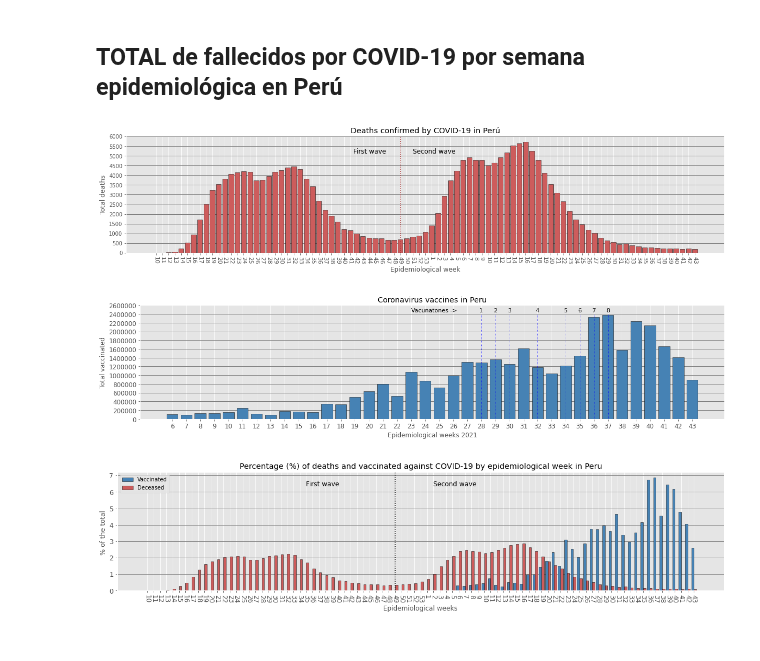
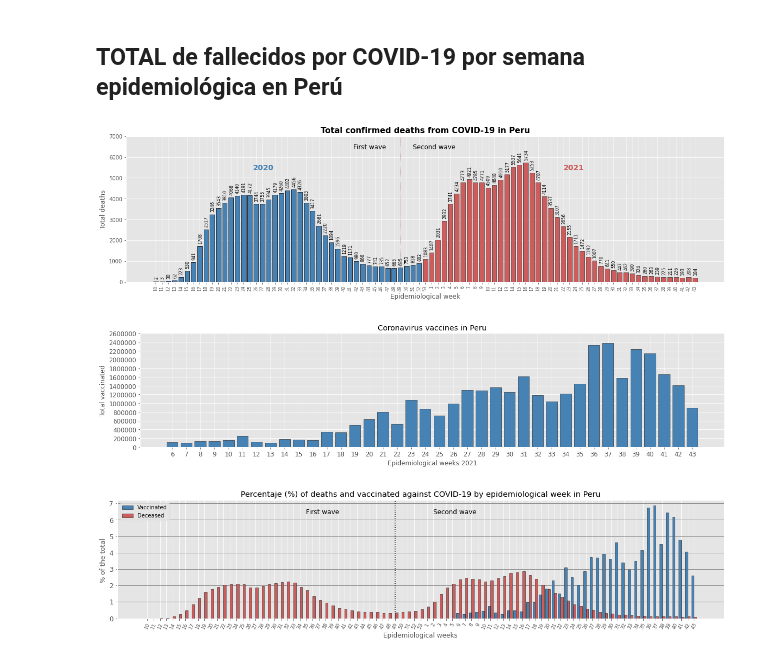
Before and after one commit to xxotto/covid19-Peru, a Jupyter notebook: 3_graphs.ipynb, the cells around one changed output. Drawn from its saved outputs; the diff is of its cells as text; code cells hidden in the pictures.

```diff
--- a/3_graphs.ipynb
+++ b/3_graphs.ipynb
@@ -7,11 +7,13 @@ Existen 2 archivos csv que van a ser graficados.
 import pandas as pd
 import numpy as np
 import matplotlib.pyplot as plt
-from matplotlib.pyplot import figure
-from matplotlib import style
+
 
 # Summary 1
 epi_df = pd.read_csv("Data/epi_weeks.csv")
+
+# Add cumulative of deceased
+epi_df['deceased_cum'] = epi_df['deceased'].cumsum()
 
 # Add a new col of percentages of each row from any variable
 def colPercent(dataset, new_name, col_name):
@@ -29,12 +31,12 @@ print("Total deceased: " + str(sum(epi_df["deceased"])))
 print("Total vaccinated: " + str(sum(epi_df["vaccinated"])) + "\n")
 
 # Summary 2
-dep_df = pd.read_csv("Data/TOTAL_fallecidosXciudades.csv")
+dep_df = pd.read_csv("Data/fallecidos_departamentos_semanasEpi.csv")
 
 print("Total deceased in Perú departments:")
 print(dep_df.head())
 
 # Summary 3
-fal_dep_df = pd.read_csv("Data/fallecidosXciudadesXsemanasEpi.csv")
+vnd_xdep = pd.read_csv("Data/vac_fal_x_departamento.csv")
 # %% [output]
 Epidemiological week data in Perú (deceased and vaccinated):
@@ -59,31 +61,56 @@ Total deceased in Perú departments:
 # %%
 # Barplot of TOTAL DECEASED
 def barplot_dec(df):
 
     # Create a figure
-    plt.figure(figsize=(20, 4))
+    plt.figure(figsize=(20, 5))
 
     # Using the style for the plot
     plt.style.use('ggplot')
 
-    y_position = np.arange(len(df["epi_week"]))
-    plt.bar(y_position, df["deceased"], color="indianred", edgecolor="black")  # Create bars
-    plt.xticks(y_position, df["epi_week"], rotation = -90)  # Create names on the x-axis
-    plt.yticks(np.arange(0, 6500, 500))  # Range on y axis
-    plt.title("Deaths confirmed by COVID-19 in Perú")
-    plt.xlabel("Epidemiological week")
-    plt.ylabel("Total deaths")
-    plt.tick_params(axis="x", labelsize=11)
-    plt.axvline(x=39, color="brown", linestyle=":", linewidth=1.5)  # In week 49 start the new wave (01/12/2020)
-    plt.text(31.5, 5125, r"First wave", fontsize=12)
-    plt.text(41, 5125, r"Second wave", fontsize=12)
-    plt.grid(True, axis="y", color="grey", linewidth="1", linestyle="-")  # Configure grid
+    width = 0.75
+    x = np.arange(len(df["epi_week"]))
+    a = plt.bar(x, df["deceased"], width, color="indianred", edgecolor="black", zorder=2)  # Create bars
+    plt.bar(np.arange(0,43), df["deceased"].iloc[0:43], width, color="steelblue", edgecolor="black", zorder=3)
+
+    plt.xticks(x, df["epi_week"], rotation = 90)  # Create names on the x-axis
+    plt.yticks(np.arange(0, 7500, 1000))  # Range on y axis
+
+    plt.title("Total confirmed deaths from COVID-19 in Peru", fontsize=15, weight="bold")
+    plt.xlabel("Epidemiological week", fontsize=12)
+    plt.ylabel("Total deaths", fontsize = 12)
+    plt.tick_params(axis="x", labelsize = 8)
+
+    def autolabel(rects):
+        for rect in rects:
+            height = rect.get_height()
+            plt.text(rect.get_x() + rect.get_width()/2 +.09, 115 + height,
+                    '%d' % int(height), ha='center', va='bottom',
+                    rotation = 90, fontsize=8)
+    autolabel(a)
+
+    plt.text(15.5, 5375, r"2020", fontsize=14, color = "steelblue", weight="bold")
+    plt.text(65, 5375, r"2021", fontsize=14, color="indianred", weight="bold")
+
+    plt.text(31.5, 6375, r"First wave", fontsize=12)
+    plt.text(41, 6375, r"Second wave", fontsize=12)
+
+    # In week 49 start the new wave (01/12/2020)
+    plt.axvline(x=39, color="brown", linestyle=":", linewidth=.75, zorder=1)
+
+    """ ax2 = plt.twinx()
+    ax2.plot(x, epi_df['deceased_cum'], color='black', linestyle="-", linewidth=.75)
+    ax2.set_ylim(0,210000,15000)
+    ax2.set_ylabel('Cumulative confirmed COVID-19 deaths') """
+
+    plt.grid(True, axis= "x", linewidth=.5, linestyle="-")  # Configure grid
     plt.rcParams["axes.axisbelow"] = True
+
     plt.show()
 
 barplot_dec(epi_df)
 # %% [output]
-[figure, old version]
+[figure, new version]
 # %%
 # Barplot of TOTAL VACCINATED
 def barplot_vac(df):
@@ -108,9 +135,9 @@ def barplot_vac(df):
     plt.xlabel("Epidemiological weeks 2021")
     plt.ylabel("Total vaccinated")
 
-    plt.grid(True, axis="y", color="grey", linewidth="1", linestyle="-")  # Configure grid
+    plt.grid(True, axis= "x", linewidth=.5, linestyle="-")  # Configure grid
     plt.rcParams["axes.axisbelow"] = True
-
+    """
     # vacunatones
     plt.axvline(x=22, color="blue", linestyle=":", linewidth=1, ymax=.92)
     plt.axvline(x=23, color="blue", linestyle=":", linewidth=1, ymax=.92)
@@ -130,13 +157,13 @@ def barplot_vac(df):
     plt.text(29.86, 2450000, r"7", fontsize=11)
     plt.text(30.86, 2450000, r"8", fontsize=11)
 
-    plt.text(17, 2450000, r"Vacunatones ->", fontsize=11)
+    plt.text(17, 2450000, r"Vacunatones ->", fontsize=11)"""
+
     plt.show()
 
-
 barplot_vac(epi_df)
 # %% [output]
-[figure, old version]
+[figure, new version]
 # %%
 def barplot_epi(df):
 
```
Also changed, not shown: parts of 3 cells of this notebook, 5 other files.
